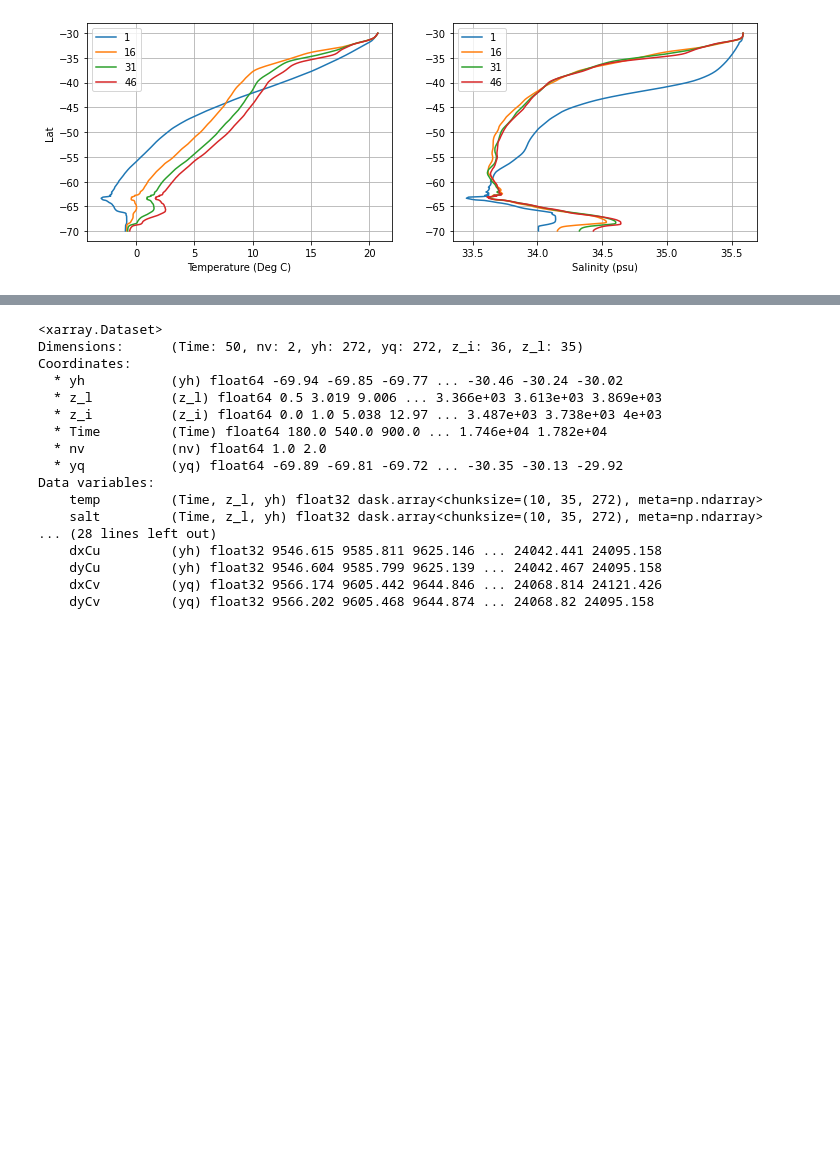
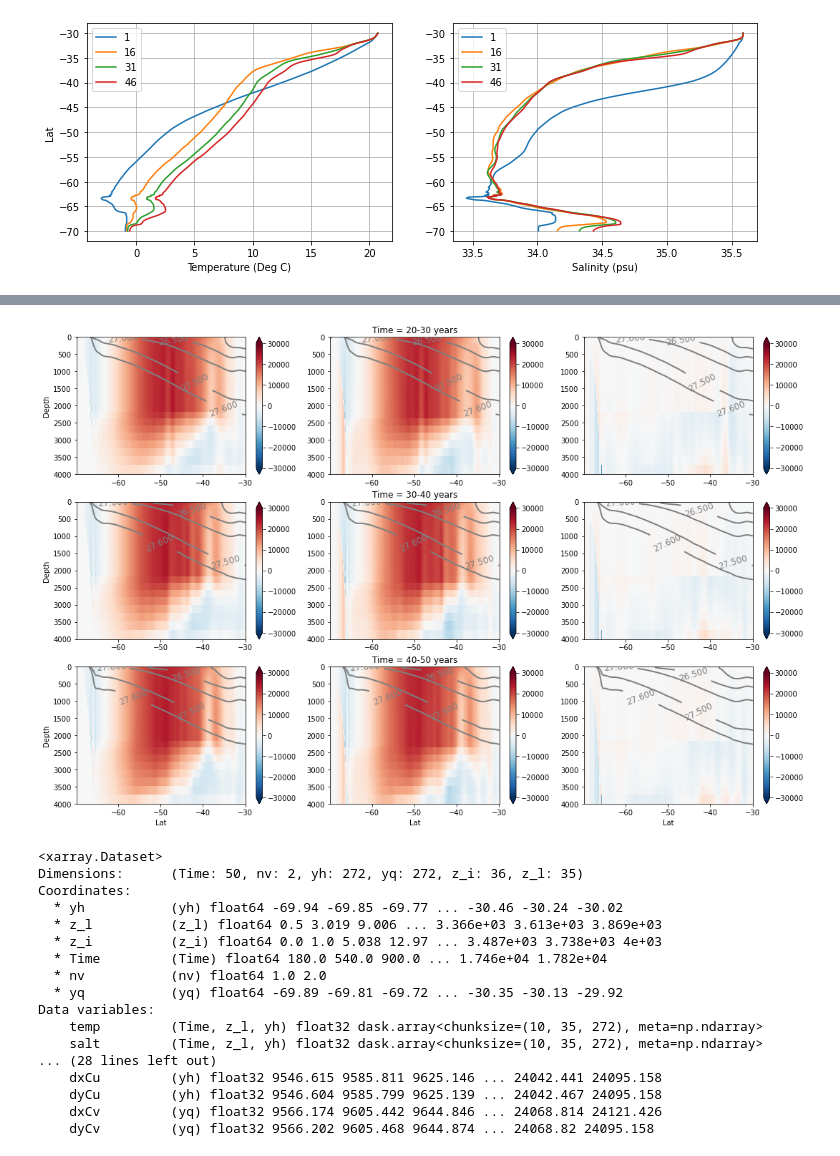
Before and after one commit to hmkhatri/MOM6-Channel-Southern-Ocean, a Jupyter notebook: Analysis/TS_025_Test.ipynb, the cells around one changed output, grey strips where cells are left out. Cells and saved outputs as stored; diff of their text form; code cells hidden in the pictures; blank space fills up the shorter version.

```diff
--- a/Analysis/TS_025_Test.ipynb
+++ b/Analysis/TS_025_Test.ipynb
@@ -368,3 +433,47 @@ plt.gca().invert_yaxis()
+# %%
+plt.figure(figsize=(18,12))
+
+rho_lev = [26.0, 26.5, 27.0, 27.5, 27.6]
+
+max_r = 3.e4
+for ct in range(0,3):
+
+    rho = sigma.isel(Time=slice(10*(ct+2), 10*(ct+3))).mean(['Time','xh'])
+
+    plt.subplot(3,3,3*ct + 1)
+    tmp1 = psi.isel(Time=slice(10*(ct+2), 10*(ct+3))).mean('Time').load()
+    plt.pcolor(ds1['yq'], ds1['z_i'], tmp1, vmin = -max_r, vmax = max_r, cmap='RdBu_r')
+    plt.colorbar(extend='both')
+    CS = plt.contour(ds1['yq'], ds1['z_l'], rho, rho_lev, colors='gray', linewidths=2)
+    plt.clabel(CS, inline=True, fontsize=12)
+    plt.ylabel('Depth')
+    if(ct == 2):
+        plt.xlabel('Lat')
+    plt.gca().invert_yaxis()
+
+    plt.subplot(3,3,3*ct + 2)
+    tmp2 = psi_m.isel(Time=slice(10*(ct+2), 10*(ct+3))).mean('Time').load()
+    plt.pcolor(ds1['yq'], ds1['z_i'], tmp2, vmin = -max_r, vmax = max_r, cmap='RdBu_r')
+    plt.colorbar(extend='both')
+    CS = plt.contour(ds1['yq'], ds1['z_l'], rho, rho_lev, colors='gray', linewidths=2)
+    plt.clabel(CS, inline=True, fontsize=12)
+    strin = 'Time = '+ str((ct+2)*10)+'-'+str((ct+3)*10)+ ' years'
+    plt.title(strin)
+    if(ct == 2):
+        plt.xlabel('Lat')
+    plt.gca().invert_yaxis()
+
+    plt.subplot(3,3,3*ct + 3)
+    tmp = tmp1 - tmp2 #psi_e.isel(Time=slice(10*(ct+2), 10*(ct+3))).mean('Time')
+    plt.pcolor(ds1['yq'], ds1['z_i'], tmp, vmin = -max_r, vmax = max_r, cmap='RdBu_r')
+    plt.colorbar(extend='both')
+    CS = plt.contour(ds1['yq'], ds1['z_l'], rho, rho_lev, colors='gray', linewidths=2)
+    plt.clabel(CS, inline=True, fontsize=12)
+    if(ct == 2):
+        plt.xlabel('Lat')
+    plt.gca().invert_yaxis()
+# %% [output]
+[figure, added]
 # %%
 print(ds1)
 # %% [output]
```
Also changed, not shown: parts of 17 cells of this notebook.
